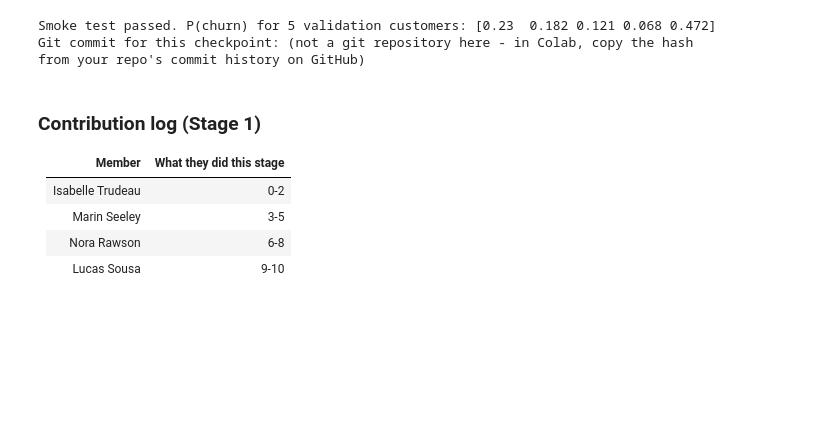
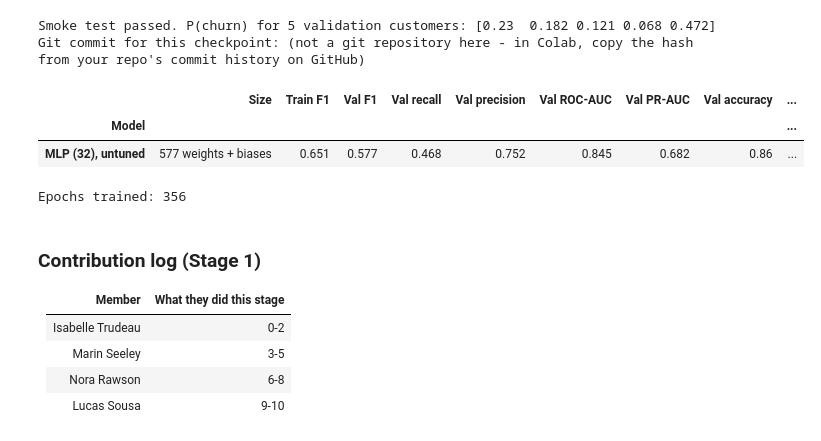
Before and after one commit to isabelletrudeau/DS3000-group6, a Jupyter notebook: DS3000_Bank_Churn_Group6.ipynb, the cells around one changed output. Saved outputs shown, nothing was run; the diff lists cells and outputs as text; code cells hidden in the pictures; blank space fills up the shorter version.

Commit message:
First MLP with parameter count

```diff
--- a/DS3000_Bank_Churn_Group6.ipynb
+++ b/DS3000_Bank_Churn_Group6.ipynb
@@ -605,6 +610,41 @@ print("Git commit for this checkpoint:", commit)
 # %% [output]
 Smoke test passed. P(churn) for 5 validation customers: [0.23  0.182 0.121 0.068 0.472]
 Git commit for this checkpoint: (not a git repository here - in Colab, copy the hash from your repo's commit history on GitHub)
+# %%
+## 11. Stage 2 — Multilayer perceptron (MLP)
+
+from sklearn.neural_network import MLPClassifier
+
+def mlp_param_count(mlp):
+    """Learned parameters = every weight + every bias in the network."""
+    return sum(W.size for W in mlp.coefs_) + sum(b.size for b in mlp.intercepts_)
+
+def evaluate_mlp(name, pipe):
+    """Fit on train, score on validation with the same metrics as the Stage 1 table."""
+    t0 = time.perf_counter(); pipe.fit(X_train, y_train); fit_s = time.perf_counter() - t0
+    t0 = time.perf_counter(); pred = pipe.predict(X_val); inf_s = time.perf_counter() - t0
+    p = pipe.predict_proba(X_val)[:, 1]
+    mlp = pipe.named_steps["model"]
+    return {"Model": name, "Size": f"{mlp_param_count(mlp):,} weights + biases",
+            "Train F1": f1_score(y_train, pipe.predict(X_train), zero_division=0),
+            "Val F1": f1_score(y_val, pred, zero_division=0),
+            "Val recall": recall_score(y_val, pred, zero_division=0),
+            "Val precision": precision_score(y_val, pred, zero_division=0),
+            "Val ROC-AUC": roc_auc_score(y_val, p), "Val PR-AUC": average_precision_score(y_val, p),
+            "Val accuracy": accuracy_score(y_val, pred),
+            "Fit time (ms)": fit_s * 1e3, "Inference time on val (ms)": inf_s * 1e3, "Seed": SEED}
+
+# First MLP: one hidden layer of 32 neurons, library defaults otherwise (no tuning yet)
+mlp_first = Pipeline([("pre", make_preprocessor()),
+                      ("model", MLPClassifier(hidden_layer_sizes=(32,), max_iter=500, random_state=SEED))])
+row = evaluate_mlp("MLP (32), untuned", mlp_first)
+display(pd.DataFrame([row]).set_index("Model").round(3))
+print("Epochs trained:", mlp_first.named_steps["model"].n_iter_)
+# %% [output]
+|  | Size | Train F1 | Val F1 | Val recall | Val precision | Val ROC-AUC | Val PR-AUC | Val accuracy | ... |
+| Model |  |  |  |  |  |  |  |  | ... |
+| MLP (32), untuned | 577 weights + biases | 0.651 | 0.577 | 0.468 | 0.752 | 0.845 | 0.682 | 0.86 | ... |
+Epochs trained: 356
 # %% [markdown]
 ### Contribution log (Stage 1)
 | Member | What they did this stage |
```
Also changed, not shown: parts of 2 cells of this notebook.
